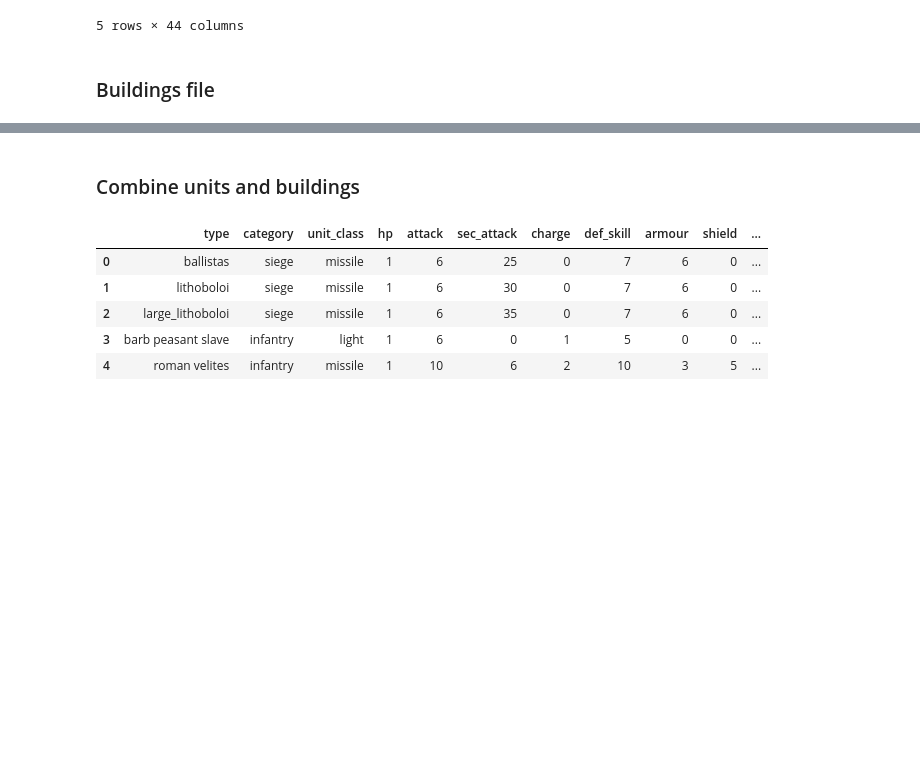
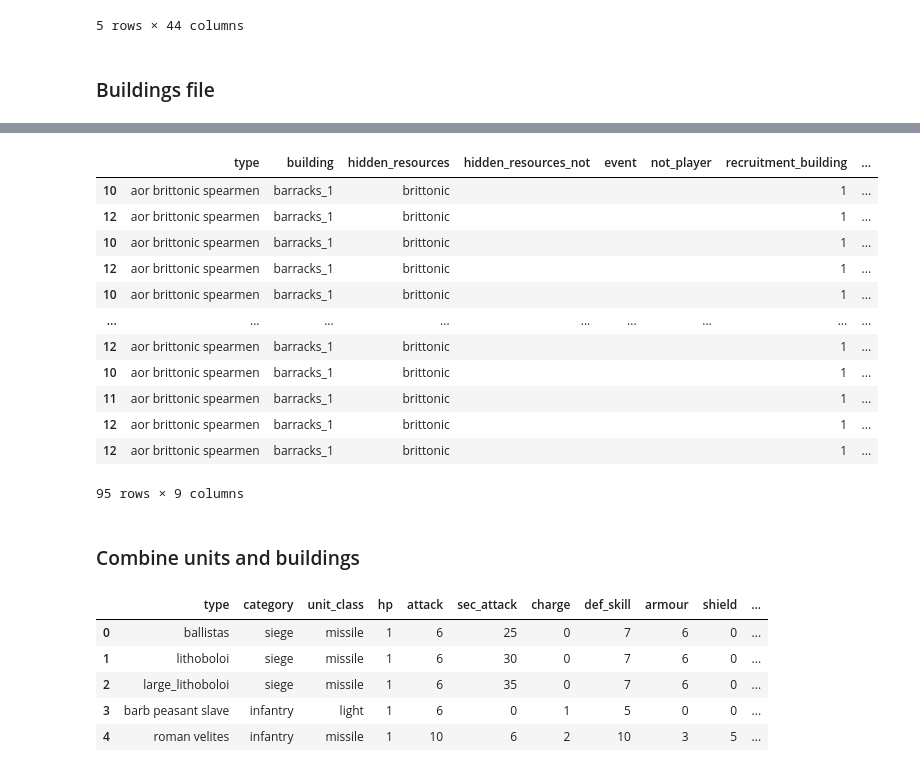
Before and after one commit to samgulf/RIS_units, a Jupyter notebook: RIS_units_process.ipynb, the cells around one changed output, grey strips where cells are left out. Drawn from its saved outputs; the diff is of its cells as text; code cells hidden in the pictures; blank space fills up the shorter version.

```diff
--- a/RIS_units_process.ipynb
+++ b/RIS_units_process.ipynb
@@ -229,3 +232,19 @@ all_buildings.head()
+# %%
+all_buildings[all_buildings["type"] == "aor brittonic spearmen"]
+# %% [output]
+|  | type | building | hidden_resources | hidden_resources_not | event | not_player | recruitment_building | ... |
+| 10 | aor brittonic spearmen | barracks_1 | brittonic |  |  |  | 1 | ... |
+| 12 | aor brittonic spearmen | barracks_1 | brittonic |  |  |  | 1 | ... |
+| 10 | aor brittonic spearmen | barracks_1 | brittonic |  |  |  | 1 | ... |
+| 12 | aor brittonic spearmen | barracks_1 | brittonic |  |  |  | 1 | ... |
+| 10 | aor brittonic spearmen | barracks_1 | brittonic |  |  |  | 1 | ... |
+| ... | ... | ... | ... | ... | ... | ... | ... | ... |
+| 12 | aor brittonic spearmen | barracks_1 | brittonic |  |  |  | 1 | ... |
+| 10 | aor brittonic spearmen | barracks_1 | brittonic |  |  |  | 1 | ... |
+| 11 | aor brittonic spearmen | barracks_1 | brittonic |  |  |  | 1 | ... |
+| 12 | aor brittonic spearmen | barracks_1 | brittonic |  |  |  | 1 | ... |
+| 12 | aor brittonic spearmen | barracks_1 | brittonic |  |  |  | 1 | ... |
+95 rows × 9 columns
 # %% [markdown]
 ### Combine units and buildings
 # %%
```
Also changed, not shown: parts of 2 cells of this notebook, 3 other files.
